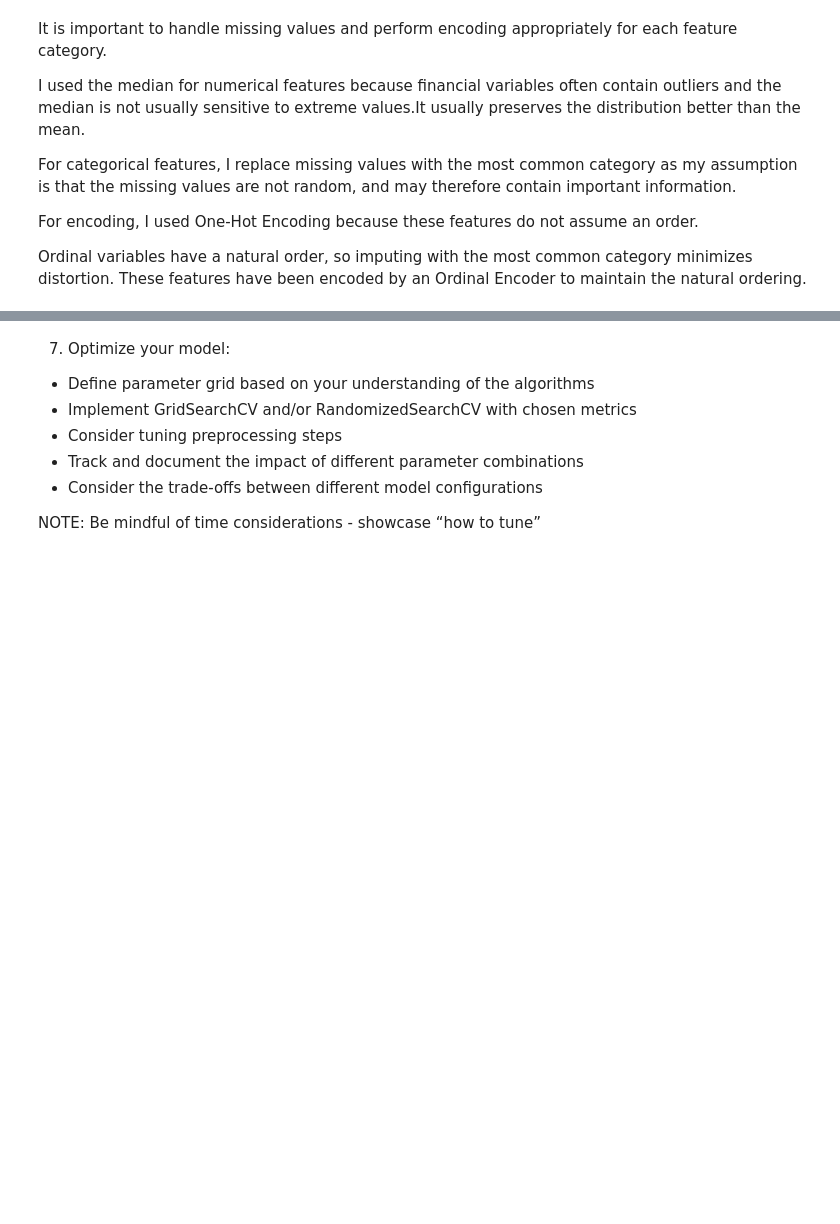
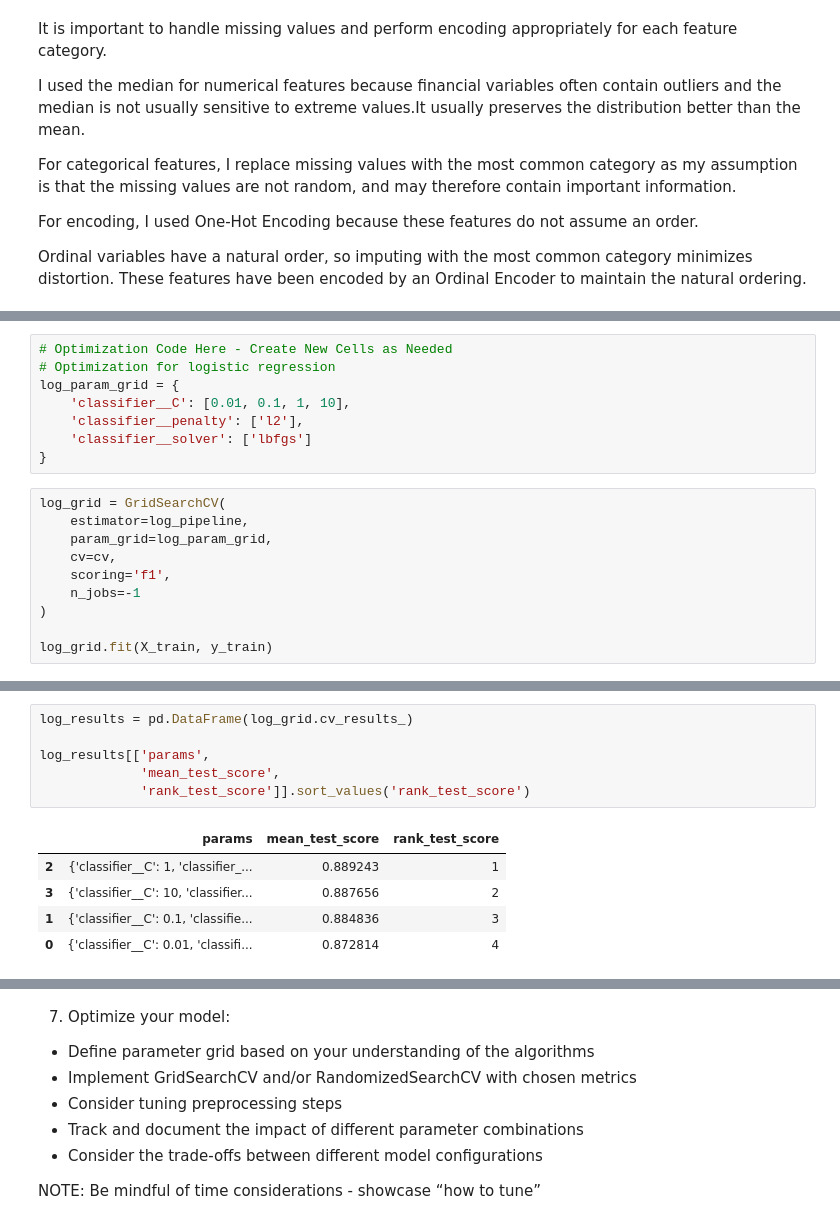
Before and after one commit to nyagayamonica/ML_LoanApproval, a Jupyter notebook: financial_loan_risk.ipynb, the cells around one changed output, grey strips where cells are left out. Cells and saved outputs as stored; diff of their text form; blank space fills up the shorter version.

```diff
--- a/financial_loan_risk.ipynb
+++ b/financial_loan_risk.ipynb
@@ -1157,0 +1311,18 @@ Confusion Matrix
+# %%
+# Optimization Code Here - Create New Cells as Needed
+# Optimization for logistic regression
+log_param_grid = {
+    'classifier__C': [0.01, 0.1, 1, 10],
+    'classifier__penalty': ['l2'],
+    'classifier__solver': ['lbfgs']
+}
+# %%
+log_grid = GridSearchCV(
+    estimator=log_pipeline,
+    param_grid=log_param_grid,
+    cv=cv,
+    scoring='f1',
+    n_jobs=-1
+)
+
+log_grid.fit(X_train, y_train)
@@ -1157,0 +1359,12 @@ Confusion Matrix
+# %%
+log_results = pd.DataFrame(log_grid.cv_results_)
+
+log_results[['params',
+             'mean_test_score',
+             'rank_test_score']].sort_values('rank_test_score')
+# %% [output]
+|  | params | mean_test_score | rank_test_score |
+| 2 | {'classifier__C': 1, 'classifier_... | 0.889243 | 1 |
+| 3 | {'classifier__C': 10, 'classifier... | 0.887656 | 2 |
+| 1 | {'classifier__C': 0.1, 'classifie... | 0.884836 | 3 |
+| 0 | {'classifier__C': 0.01, 'classifi... | 0.872814 | 4 |
```
Also changed, not shown: parts of 36 cells of this notebook.
